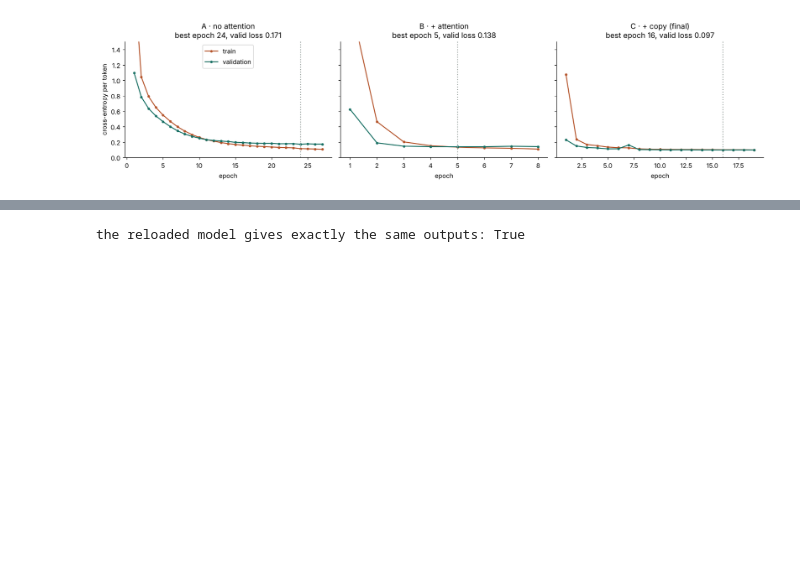
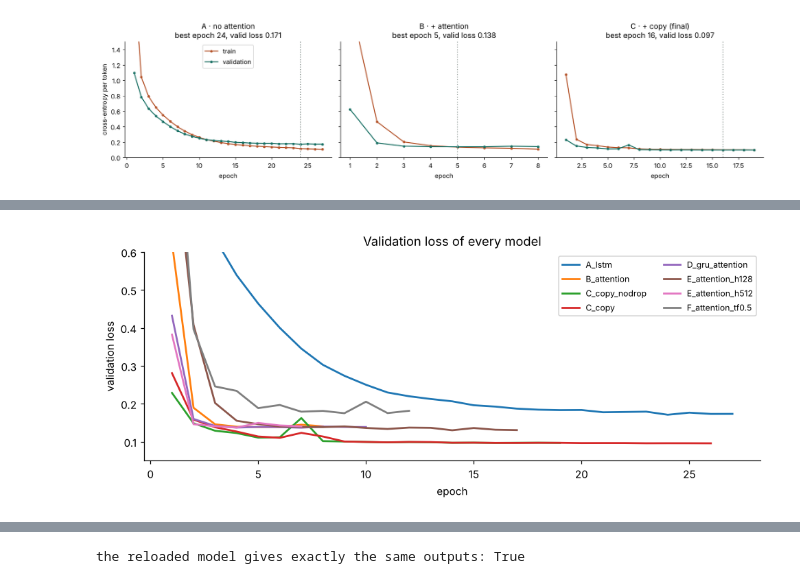
Before and after one commit to Ikram-Saidane/politely-seq2seq, a Jupyter notebook: NLP_Project.ipynb, the cells around one changed output, grey strips where cells are left out. Drawn from its saved outputs; the diff is of its cells as text; code cells hidden in the pictures; blank space fills up the shorter version.

```diff
--- a/NLP_Project.ipynb
+++ b/NLP_Project.ipynb
@@ -941 +996,16 @@ plt.show()
+# %%
+# Validation loss of all the models trained in the project
+plt.figure(figsize=(9, 3.8))
+for m in pd.DataFrame(gaps).model:
+    h = json.loads((EXP / m / "history.json").read_text())
+    plt.plot([e["epoch"] for e in h], [e["valid_loss"] for e in h], lw=1.8, label=m)
+plt.ylim(0.05, 0.6)
+plt.xlabel("epoch")
+plt.ylabel("validation loss")
+plt.title("Validation loss of every model")
+plt.legend(fontsize=8, ncols=2)
+plt.tight_layout()
+plt.show()
+# %% [output]
+[figure, added]
 # %% [markdown]
```
Also changed, not shown: parts of 25 cells of this notebook, 5 other files.
